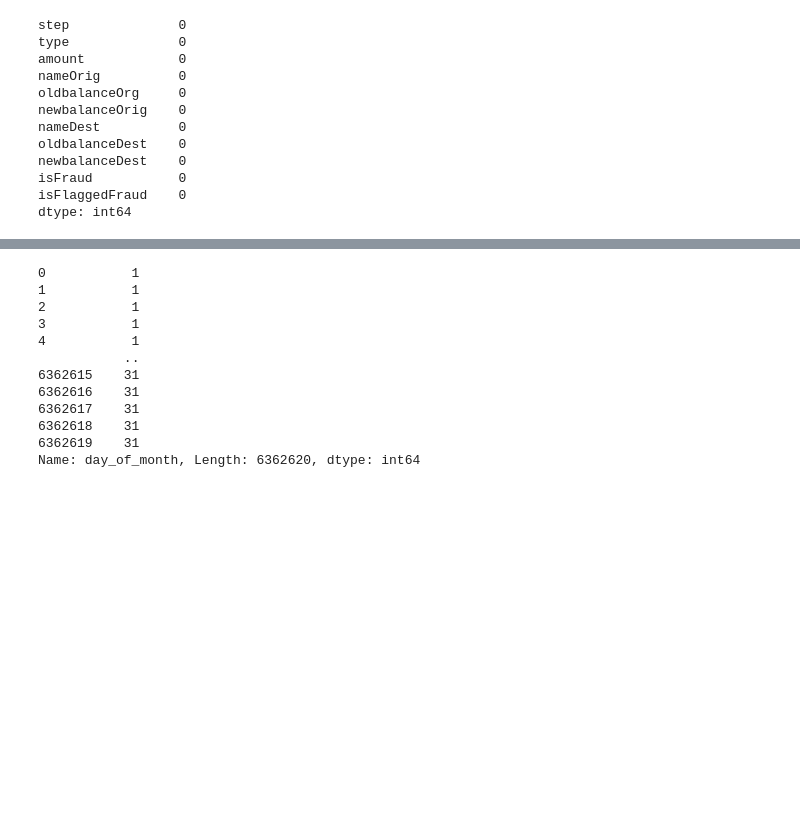
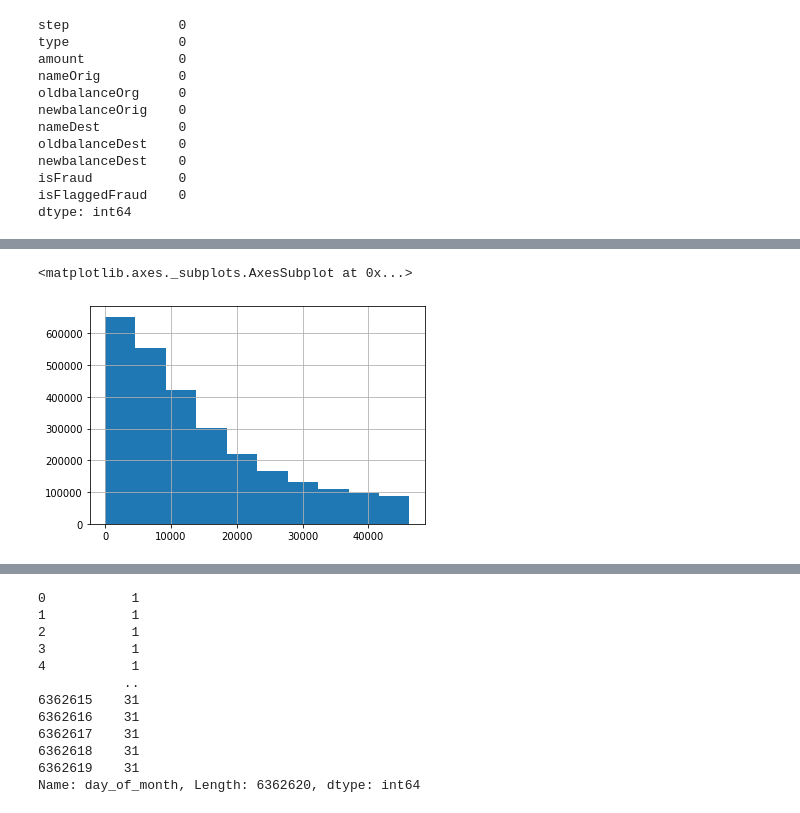
Before and after one commit to GustavoHBDuarte/fraud-detection, a Jupyter notebook: notebook_main.ipynb, the cells around one changed output, grey strips where cells are left out. Drawn from its saved outputs; the diff is of its cells as text; code cells hidden in the pictures; blank space fills up the shorter version.

```diff
--- a/notebook_main.ipynb
+++ b/notebook_main.ipynb
@@ -110,0 +215,7 @@ dtype: int64
+# %%
+# Most of transactions involves amount lower than 40000
+
+num_attrib.loc[num_attrib['amount']<4.62227584e+04, 'amount'].hist()
+# %% [output]
+<matplotlib.axes._subplots.AxesSubplot at 0x...>
+[figure, added]
```
Also changed, not shown: parts of 48 cells of this notebook.
